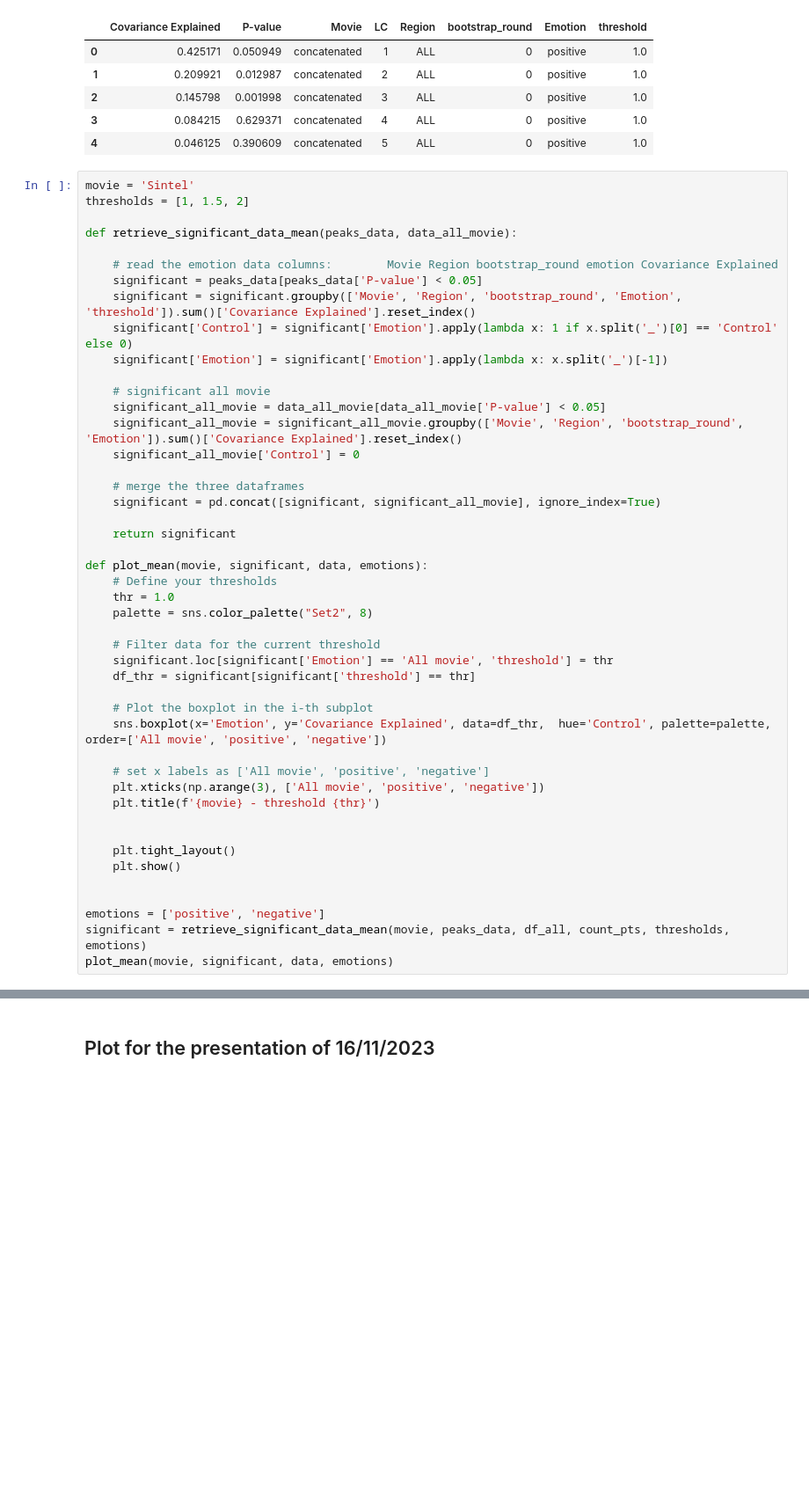
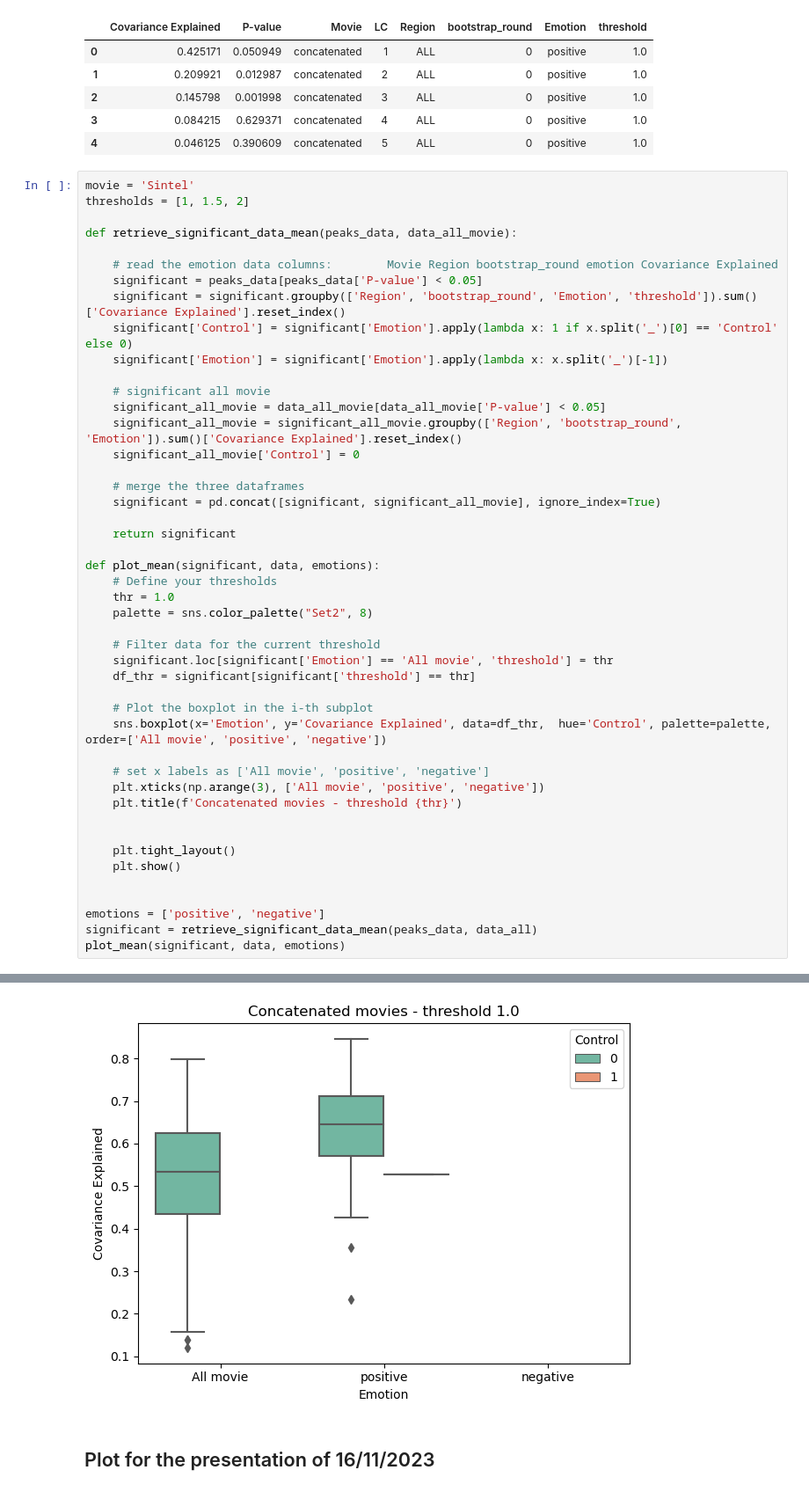
Before and after one commit to silviiaromanato/HigherOrder, a Jupyter notebook: Code/PLS_Silvia/PLS_peaks.ipynb, the cells around one changed output, grey strips where cells are left out. Shown at 88% size. Cells and saved outputs as stored; diff of their text form; blank space fills up the shorter version.

Commit message:
mean and helpers

```diff
--- a/Code/PLS_Silvia/PLS_peaks.ipynb
+++ b/Code/PLS_Silvia/PLS_peaks.ipynb
@@ -254,13 +255,13 @@ def retrieve_significant_data_mean(peaks_data, data_all_movie):
 
     # read the emotion data columns:        Movie Region bootstrap_round emotion Covariance Explained
     significant = peaks_data[peaks_data['P-value'] < 0.05]
-    significant = significant.groupby(['Movie', 'Region', 'bootstrap_round', 'Emotion', 'threshold']).sum()['Covariance Explained'].reset_index()
+    significant = significant.groupby(['Region', 'bootstrap_round', 'Emotion', 'threshold']).sum()['Covariance Explained'].reset_index()
     significant['Control'] = significant['Emotion'].apply(lambda x: 1 if x.split('_')[0] == 'Control' else 0)
     significant['Emotion'] = significant['Emotion'].apply(lambda x: x.split('_')[-1])
 
     # significant all movie
     significant_all_movie = data_all_movie[data_all_movie['P-value'] < 0.05]
-    significant_all_movie = significant_all_movie.groupby(['Movie', 'Region', 'bootstrap_round', 'Emotion']).sum()['Covariance Explained'].reset_index()
+    significant_all_movie = significant_all_movie.groupby(['Region', 'bootstrap_round', 'Emotion']).sum()['Covariance Explained'].reset_index()
     significant_all_movie['Control'] = 0
 
     # merge the three dataframes
@@ -268,7 +269,7 @@ def retrieve_significant_data_mean(peaks_data, data_all_movie):
 
     return significant
 
-def plot_mean(movie, significant, data, emotions):
+def plot_mean(significant, data, emotions):
     # Define your thresholds
     thr = 1.0
     palette = sns.color_palette("Set2", 8)
@@ -282,7 +283,7 @@ def plot_mean(movie, significant, data, emotions):
 
     # set x labels as ['All movie', 'positive', 'negative']
     plt.xticks(np.arange(3), ['All movie', 'positive', 'negative'])
-    plt.title(f'{movie} - threshold {thr}')
+    plt.title(f'Concatenated movies - threshold {thr}')
 
 
     plt.tight_layout()
@@ -290,6 +291,6 @@ def plot_mean(movie, significant, data, emotions):
 
 
 emotions = ['positive', 'negative']
-significant = retrieve_significant_data_mean(movie, peaks_data, df_all, count_pts, thresholds, emotions)
-plot_mean(movie, significant, data, emotions)
+significant = retrieve_significant_data_mean(peaks_data, data_all)
+plot_mean(significant, data, emotions)
 # %% [output]
@@ -297,3 +311,4 @@ NameError: name 'df_all' is not defined
+[figure, added]
 # %% [markdown]
 ## Plot for the presentation of 16/11/2023
 # %% [markdown]
```
Also changed, not shown: parts of 7 cells of this notebook, 3 other files.
